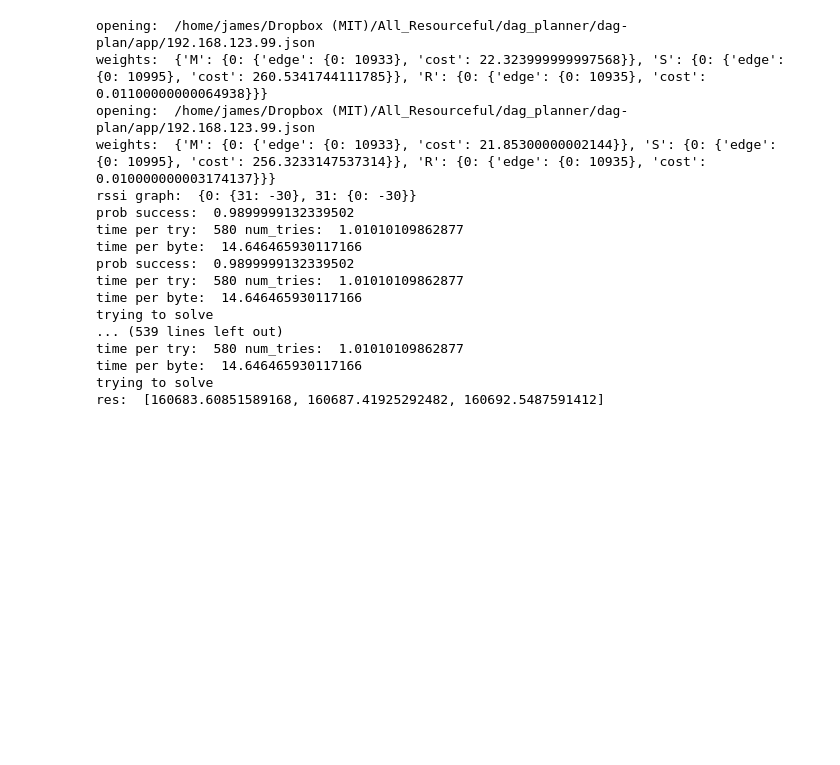
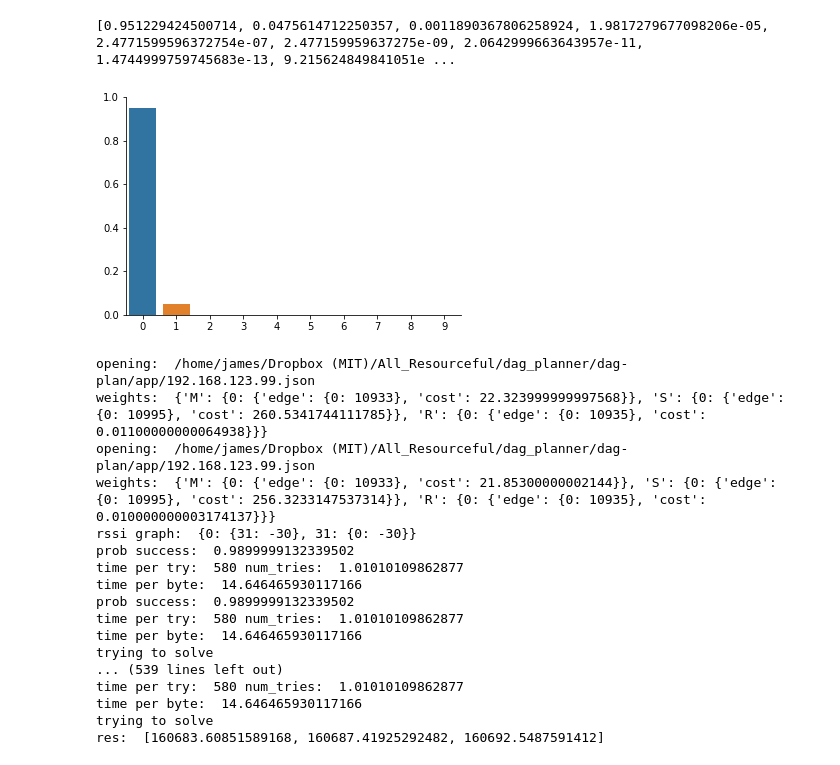
Before and after one commit to jamesjarlathlong/notebooks, a Jupyter notebook: batterysim.ipynb, the cells around one changed output. Drawn from its saved outputs; the diff is of its cells as text; code cells hidden in the pictures; blank space fills up the shorter version.

Commit message:
exploring poisson variation of px

```diff
--- a/batterysim.ipynb
+++ b/batterysim.ipynb
@@ -8,0 +20,13 @@ import matplotlib.pyplot as plt
+# %%
+def poisson_pmf(mean_per_unittime, t, numevents):
+    r = mean_per_unittime
+    return ((r*t)**numevents)*math.exp(-r*t)/math.factorial(numevents)
+t= 1e-6
+mean_per = 50000
+pmf = [poisson_pmf(mean_per, t, i) for i in range(10)]
+print(pmf)
+sns.barplot(list(range(10)),pmf )
+sns.despine()
+# %% [output]
+[0.951229424500714, 0.0475614712250357, 0.0011890367806258924, 1.9817279677098206e-05, 2.4771599596372754e-07, 2.477159959637275e-09, 2.0642999663643957e-11, 1.4744999759745683e-13, 9.215624849841051e ...
+[figure, added]
```
Also changed, not shown: parts of 5 cells of this notebook.
